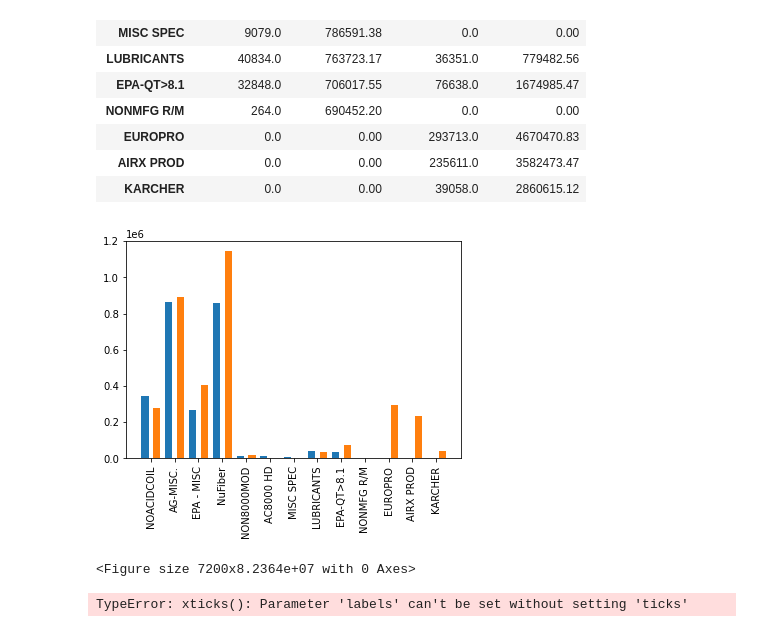
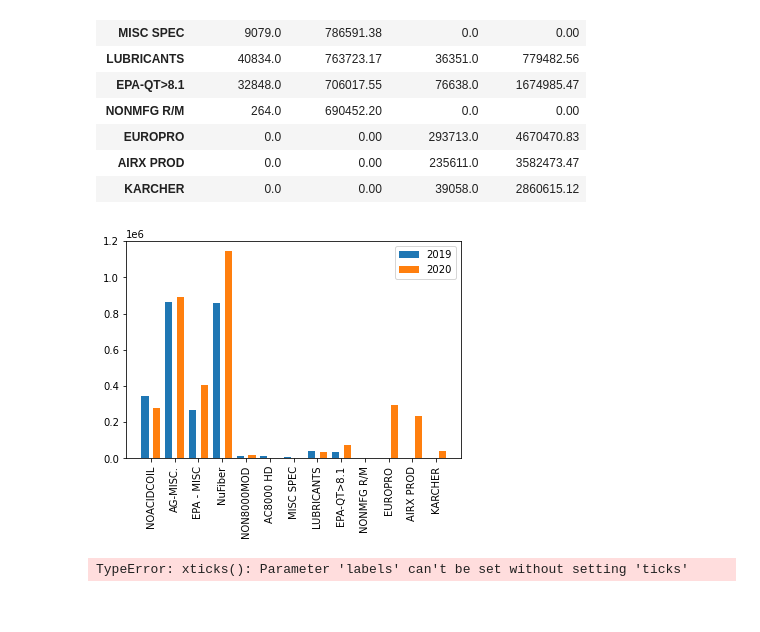
Before and after one commit to aadeba5/Project1, a Jupyter notebook: Nuance_Eric.ipynb, the cells around one changed output. Drawn from its saved outputs; the diff is of its cells as text; code cells hidden in the pictures.

Commit message:
Added Legend to dual bar plot

```diff
--- a/Nuance_Eric.ipynb
+++ b/Nuance_Eric.ipynb
@@ -173,14 +173,13 @@ twenty_20 = merged_data['qty_ship_2020'].to_numpy()
 # %%
 x = np.arange(len(xlabels))
 w=.5
 plt.bar(x, height = merged_data['qty_ship_2019'], width=.3)
 plt.bar(x+w, height = merged_data['qty_ship_2020'], width = .3)
 plt.xticks([i+w/2 for i in range(len(x))], labels, rotation=90)
-plt.figure(figsize=(100,twenty20_high) )
+plt.legend(loc="upper right", labels=['2019', '2020'])
 plt.show()
 # %% [output]
-[figure, old version]
+[figure, new version]
-<Figure size 7200x8.2364e+07 with 0 Axes>
 # %%
 x = np.arange(len(xlabels))
 plt.bar(x, height = twenty_19,width=.5)
```
